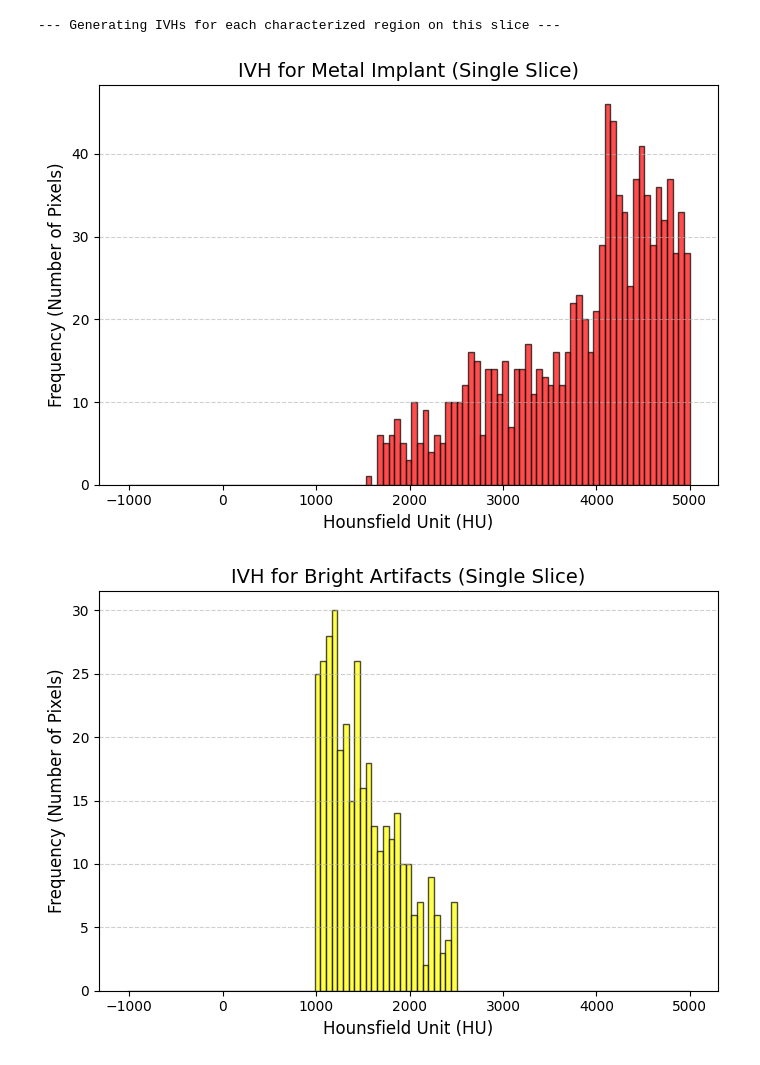
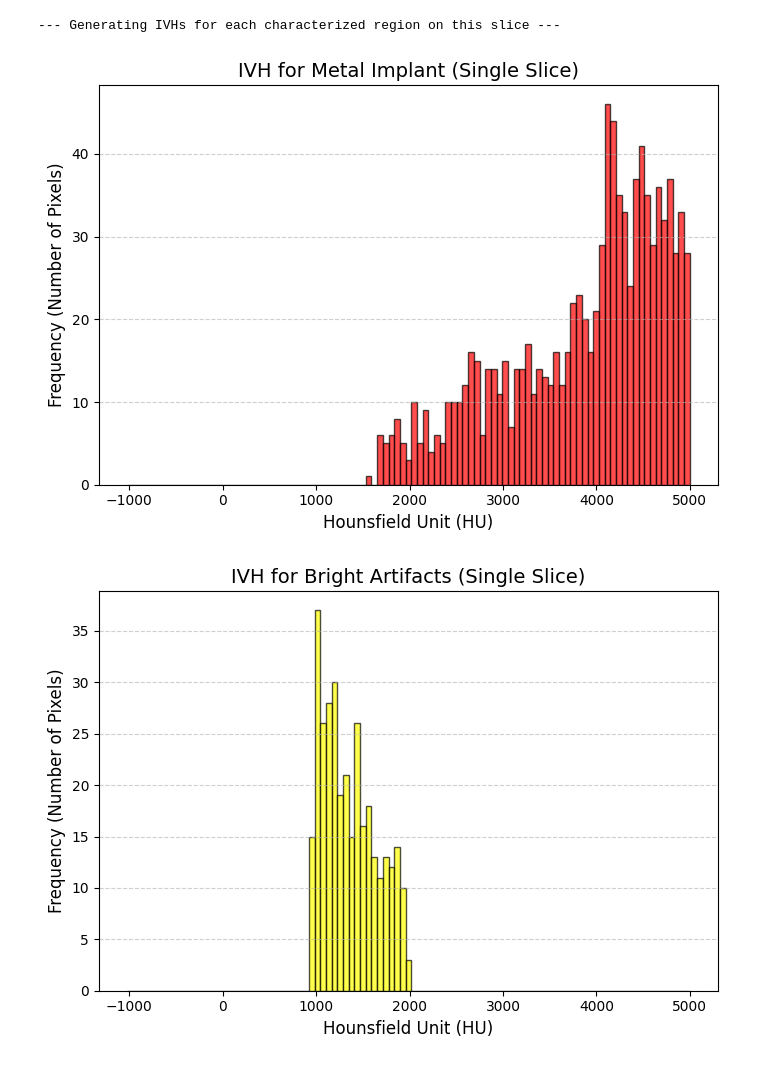
Before and after one commit to blueberrytoasts/Density_Override_DD, a Jupyter notebook: Artifract Characterization V4.ipynb, the cells around one changed output. Cells and saved outputs as stored; diff of their text form; code cells hidden in the pictures.

```diff
--- a/Artifract Characterization V4.ipynb
+++ b/Artifract Characterization V4.ipynb
@@ -206,11 +236,12 @@ def visualize_implant_artifacts_and_tissues(
     ct_hu_volume,
     slice_index,
     metal_mask,
-    bright_artifact_hu_ranges,
+    bright_artifact_hu_ranges, # Serves as a fallback
     bone_hu_range,
     artifact_roi_margin_pixels,
-    dark_artifact_hu_range=(-1000, -250), # Corrected: Given a default value
-    auto_find_dark_range=False
+    dark_artifact_hu_range=(-1000, -250),
+    auto_find_dark_range=False,
+    auto_find_bright_range=False # <-- NEW PARAMETER
 ):
     """
     Identifies and visually displays metal, bright artifacts, bone, and dark artifacts
@@ -242,11 +273,13 @@ def visualize_implant_artifacts_and_tissues(
     r_min_metal, r_max_metal = np.min(r_coords), np.max(r_coords)
     c_min_metal, c_max_metal = np.min(c_coords), np.max(c_coords)
 
-    # Define the ROI around the metal by adding a margin
+    # Define the ROI boundaries
     r_min_roi = max(0, r_min_metal - artifact_roi_margin_pixels)
     r_max_roi = min(rows, r_max_metal + artifact_roi_margin_pixels)
     c_min_roi = max(0, c_min_metal - artifact_roi_margin_pixels)
     c_max_roi = min(cols, c_max_metal + artifact_roi_margin_pixels)
+
+    roi_boundaries = (r_min_roi, r_max_roi, c_min_roi, c_max_roi)
 
     # --- Automatically find dark artifact range if requested ---
     if auto_find_dark_range:
@@ -261,6 +294,17 @@ def visualize_implant_artifacts_and_tissues(
         else:
             print("Could not automatically determine range. Using fallback/default range.")
 
+      # --- NEW: Automatically find bright artifact range if requested ---
+    if auto_find_bright_range:
+        print("\n--- Attempting to automatically find bright artifact HU range ---")
+        auto_bright_range = find_bright_artifact_range_automatically(
+            current_slice, metal_mask, roi_boundaries
+        )
+        if auto_bright_range:
+            bright_artifact_hu_ranges = auto_bright_range
+            print(f"Automatically determined bright artifact range: {bright_artifact_hu_ranges}")
+        else:
+            print("Could not automatically determine range. Using fallback/default range.")
     # 2. Characterize Dark Artifacts (we now need to create the ROI mask here)
     artifact_roi_mask = np.zeros(current_slice.shape, dtype=bool)
     artifact_roi_mask[r_min_roi:r_max_roi, c_min_roi:c_max_roi] = True
@@ -400,20 +444,21 @@ if __name__ == "__main__":
             )
 
             # --- Define your HU thresholds/ranges ---
-            bright_artifact_range_vals = [(1000, 2500), (4000, 6000)]
+            # These now serve as fallbacks if auto-detection fails
+            bright_artifact_range_vals = [(1000, 3000)]
             bone_range_vals = (300, 1300)
-            # The dark artifact range is now handled automatically.
             artifact_margin_pixels_val = 30
 
             print(f"\nVisualizing and characterizing regions for slice {slice_to_analyze}...")
             visualize_implant_artifacts_and_tissues(
-                ct_hu_volume,
-                slice_to_analyze,
+                ct_hu_volume=ct_hu_volume,
+                slice_index=slice_to_analyze,
                 metal_mask=rtstruct_metal_mask,
                 bright_artifact_hu_ranges=bright_artifact_range_vals,
                 bone_hu_range=bone_range_vals,
                 artifact_roi_margin_pixels=artifact_margin_pixels_val,
-                auto_find_dark_range=True
+                auto_find_dark_range=True,
+                auto_find_bright_range=True # <-- ENABLE THE NEW FEATURE
             )
 # %% [output]
 Loading CT series from: C:\Users\david\OneDrive\Documents\GitHub\General\HIP4 Patient\HIP4 CT
@@ -435,5 +482,5 @@ Bone found: Count=1175, Min HU=300.00, Max HU=999.00
 Metal Implant found: Count=1642, Min HU=1563.00, Max HU=7313.00
 [figure]
 --- Generating IVHs for each characterized region on this slice ---
 [figure]
-[figure, old version]
+[figure, new version]
```
Also changed, not shown: parts of 3 cells of this notebook.
